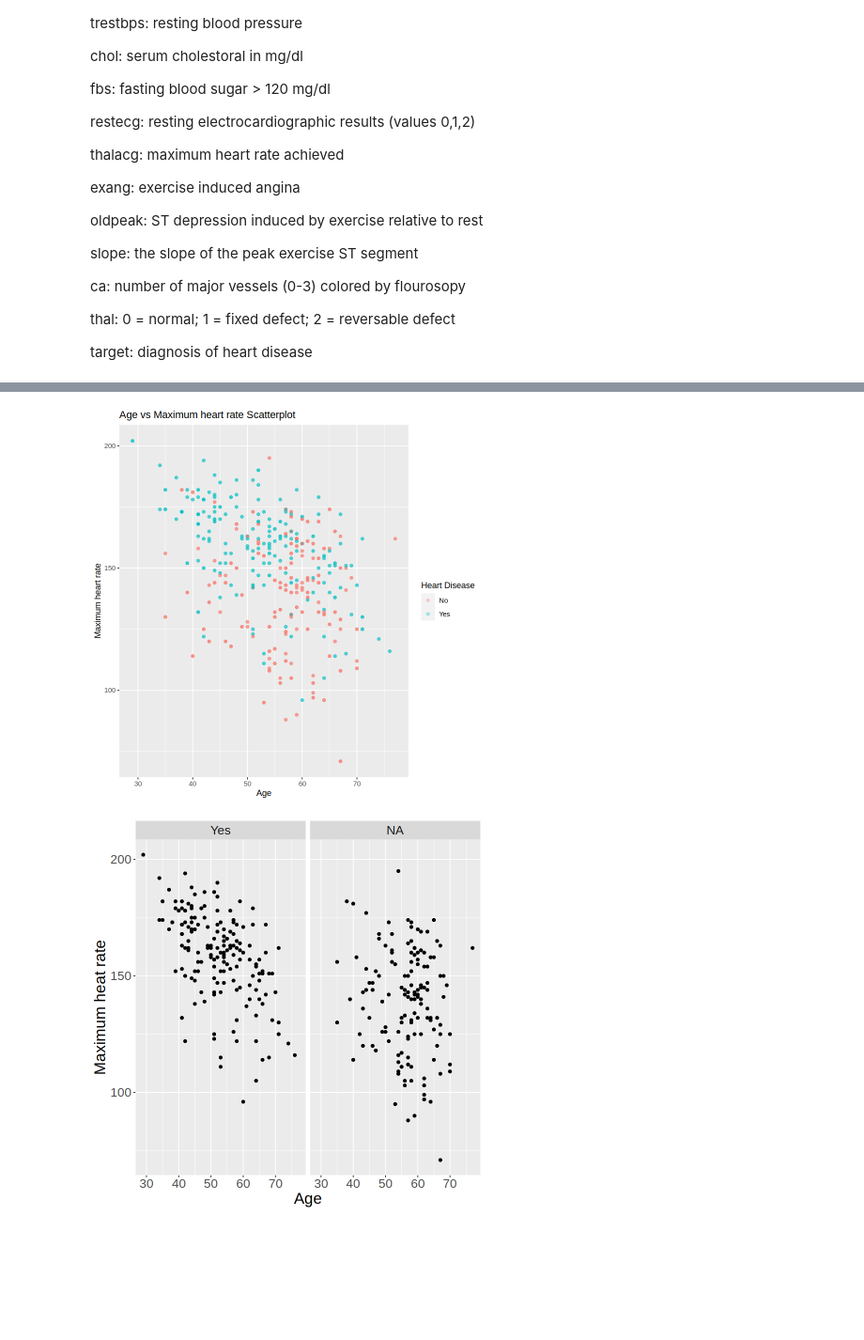
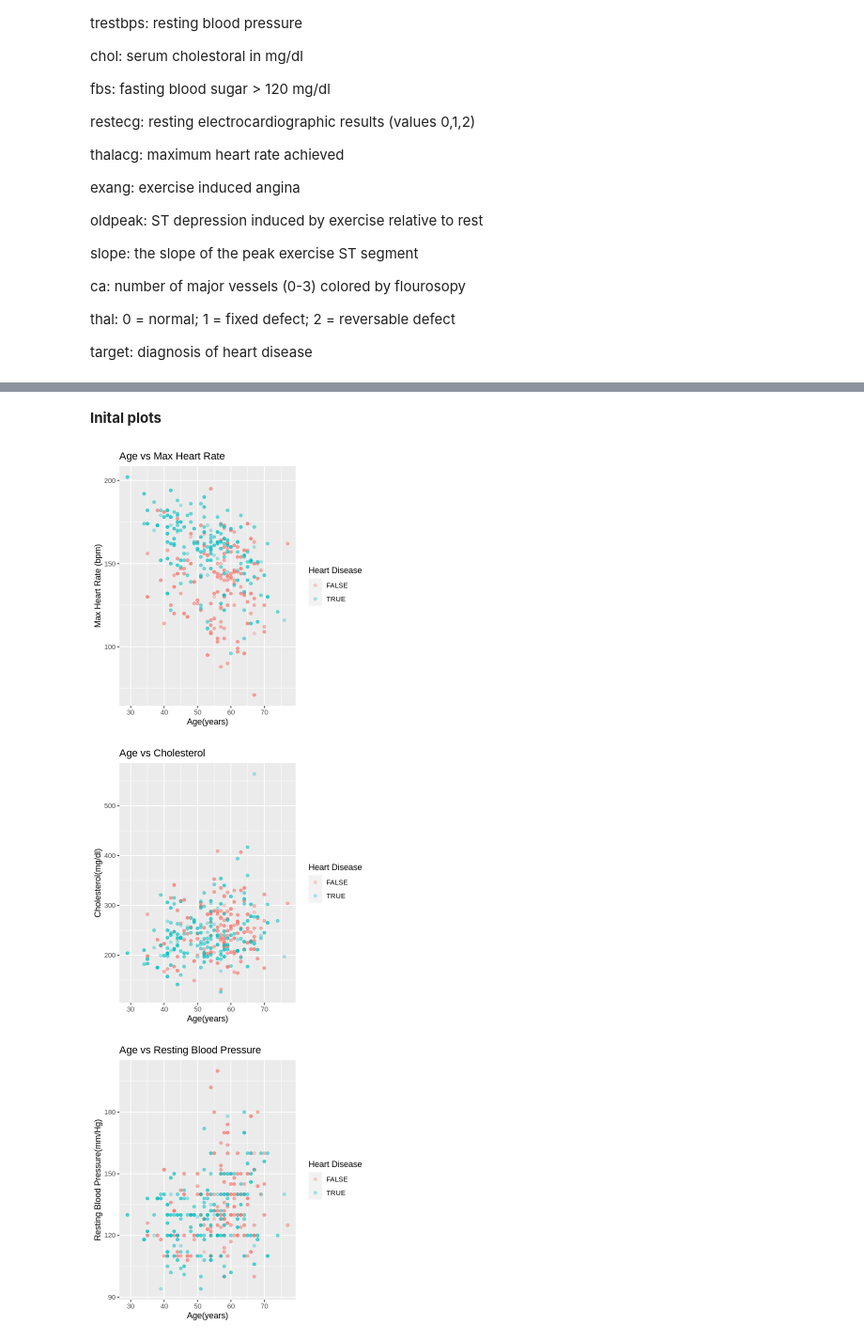
Before and after one commit to yma24ma/HeatDisease_kNNclassification, a Jupyter notebook: Group Project.ipynb, the cells around one changed output, grey strips where cells are left out. Shown at 94% size. Drawn from its saved outputs; the diff is of its cells as text; code cells hidden in the pictures; blank space fills up the shorter version.

```diff
--- a/Group Project.ipynb
+++ b/Group Project.ipynb
@@ -220,22 +197,25 @@ A tibble: 1025 × 3
-# %%
-hd_agethalach_plot<-ggplot(hd_agethalach,aes(x=age,y=thalach,colour=heart_disease))+
-                        geom_point(alpha=0.3)+
-                        labs(x="Age",y="Maximum heart rate",colour="Heart Disease")+
-                    ggtitle("Age vs Maximum heart rate Scatterplot")
-hd_agethalach_plot
-# %% [output]
-[figure, removed]
-# %%
-all_temp_plot <- hd_agethalach |>
-   ggplot(aes(x = age, y = thalach)) +
-   geom_point() +
-   facet_wrap(facets = vars(factor(heart_disease, levels = c("No","Yes")))) +
-   xlab('Age') +
-   ylab('Maximum heat rate') +
-   theme(text = element_text(size=20))
-
-all_temp_plot
-# %% [output]
-[figure, removed]
+# %% [markdown]
+**Inital plots**
+# %%
+age_thalach_plot <- ggplot (heart_training, aes (x = age, y = thalach, color = heart_disease)) +
+                        geom_point(alpha = 0.3) +
+                        labs(x = "Age(years)", y = "Max Heart Rate (bpm)", color = "Heart Disease", title = "Age vs Max Heart Rate")
+
+
+age_chol_plot<- ggplot(heart_training, aes(x = age,y = chol, colour = heart_disease))+
+                        geom_point(alpha=0.3)+
+                        labs(x = "Age(years)" ,y = "Cholesterol(mg/dl)", colour="Heart Disease", title = "Age vs Cholesterol")
+
+age_trestbps_plot <- ggplot(heart_training,aes(x = age, y = trestbps, colour = heart_disease))+
+                        geom_point(alpha=0.3)+
+                        labs(x = "Age(years)", y = "Resting Blood Pressure(mm/Hg)", colour = "Heart Disease", title = "Age vs Resting Blood Pressure")
+
+age_thalach_plot
+age_chol_plot
+age_trestbps_plot
+# %% [output]
+[figure, added]
+[figure, added]
+[figure, added]
 # %% [markdown]
 ## Methods
```
Also changed, not shown: parts of 18 cells of this notebook.
